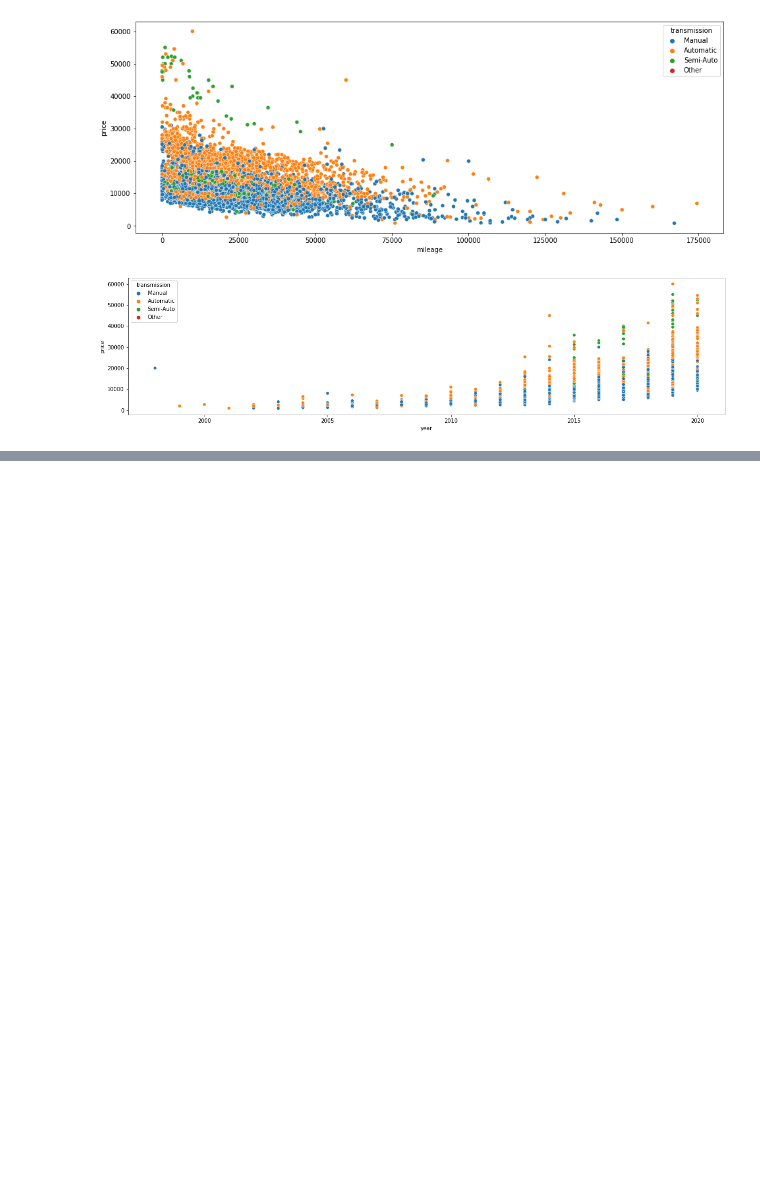
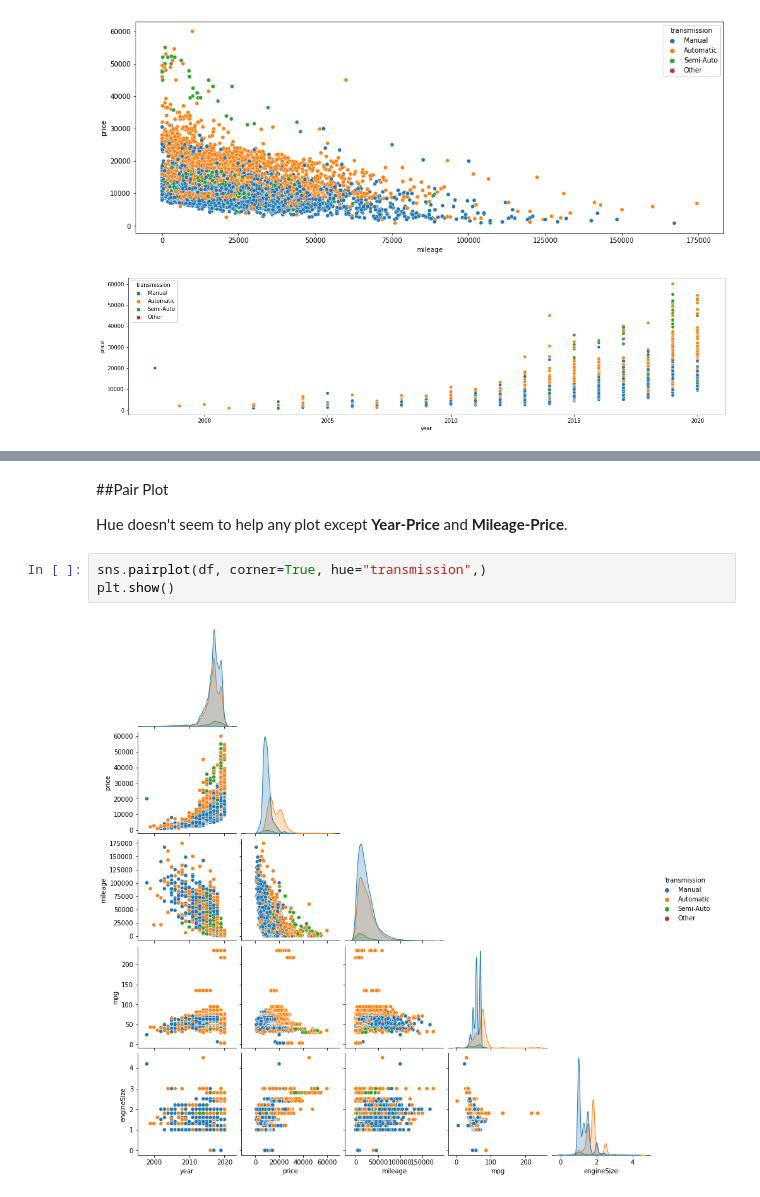
Before and after one commit to SamaSamrin/Toyota-Cars-EDA, a Jupyter notebook: TOYOTA_car_analysis.ipynb, the cells around one changed output, grey strips where cells are left out. Saved outputs shown, nothing was run; the diff lists cells and outputs as text; blank space fills up the shorter version.

```diff
--- a/TOYOTA_car_analysis.ipynb
+++ b/TOYOTA_car_analysis.ipynb
@@ -135,0 +136,9 @@ plt.show()
+# %% [markdown]
+##Pair Plot
+
+Hue doesn't seem to help any plot except **Year-Price** and **Mileage-Price**.
+# %%
+sns.pairplot(df, corner=True, hue="transmission",)
+plt.show()
+# %% [output]
+[figure, added]
```
Also changed, not shown: parts of 3 cells of this notebook.
